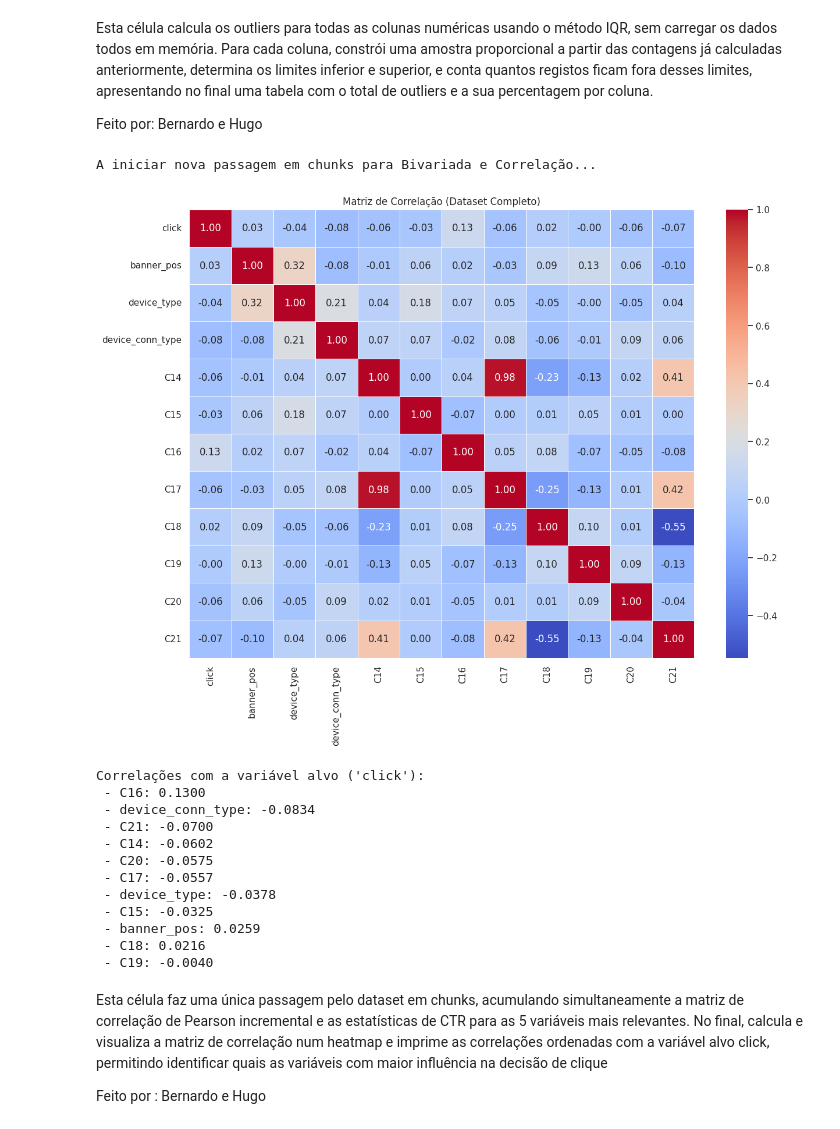
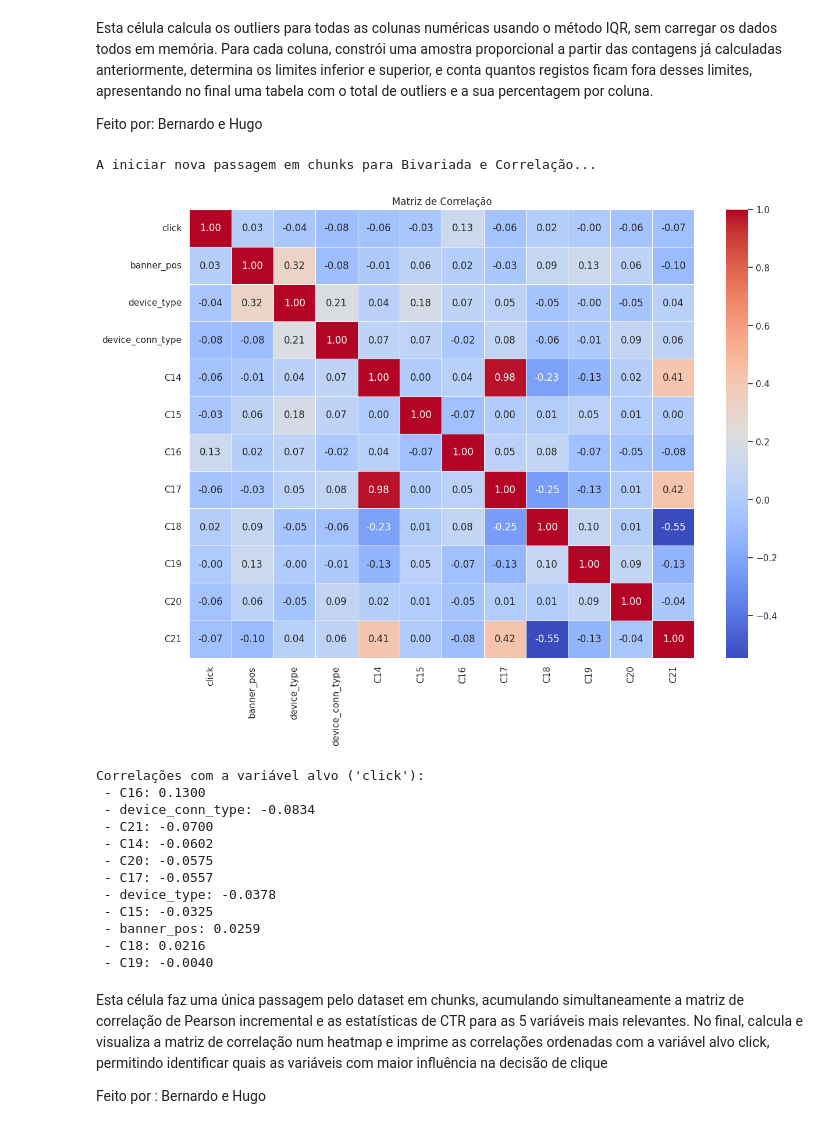
Before and after one commit to BernardoFernandes7/Projeto-Final, a Jupyter notebook: notebooks/projeto-cdg.ipynb, the cells around one changed output. Cells and saved outputs as stored; diff of their text form; code cells hidden in the pictures.

```diff
--- a/notebooks/projeto-cdg.ipynb
+++ b/notebooks/projeto-cdg.ipynb
@@ -757,35 +748,35 @@ for i, chunk in enumerate(pd.read_csv(file_path, chunksize=chunk_size)):
     grouped_device = chunk.groupby('device_type')['click'].agg(['sum', 'count'])
     for idx, row in grouped_device.iterrows():
         device_type_stats[idx]['clicks'] += row['sum']
         device_type_stats[idx]['impressions'] += row['count']
 
     # --- 6. ACUMULAÇÃO PARA BIVARIADA (CTR por device_conn_type) ---
     grouped_conn = chunk.groupby('device_conn_type')['click'].agg(['sum', 'count'])
     for idx, row in grouped_conn.iterrows():
         device_conn_stats[idx]['clicks'] += row['sum']
         device_conn_stats[idx]['impressions'] += row['count']
 
 # Calcular a matriz de correlação de Pearson incremental
 mean_x = sum_x / n_total_corr
 std_x = np.sqrt(sum_sq_x / n_total_corr - mean_x ** 2)
 cov_xy = sum_xy / n_total_corr - np.outer(mean_x, mean_x)
 corr_matrix = cov_xy / np.outer(std_x, std_x)
 corr_df = pd.DataFrame(corr_matrix, index=cols_to_correlate, columns=cols_to_correlate)
 
 # Visualizar a matriz de correlação
 plt.figure(figsize=(14, 10))
 sns.heatmap(corr_df, annot=True, cmap='coolwarm', fmt=".2f", linewidths=0.5)
-plt.title('Matriz de Correlação (Dataset Completo)')
+plt.title('Matriz de Correlação')
 plt.show()
 
 # Correlações com a variável alvo
 print("\nCorrelações com a variável alvo ('click'):")
 correlacoes_alvo = corr_df['click'].drop('click').sort_values(key=abs, ascending=False)
 for coluna, valor in correlacoes_alvo.items():
     print(f" - {coluna}: {valor:.4f}")
 # %% [output]
 A iniciar nova passagem em chunks para Bivariada e Correlação...
-[figure, old version]
+[figure, new version]
 Correlações com a variável alvo ('click'):
  - C16: 0.1300
  - device_conn_type: -0.0834
```
Also changed, not shown: parts of 11 cells of this notebook.
